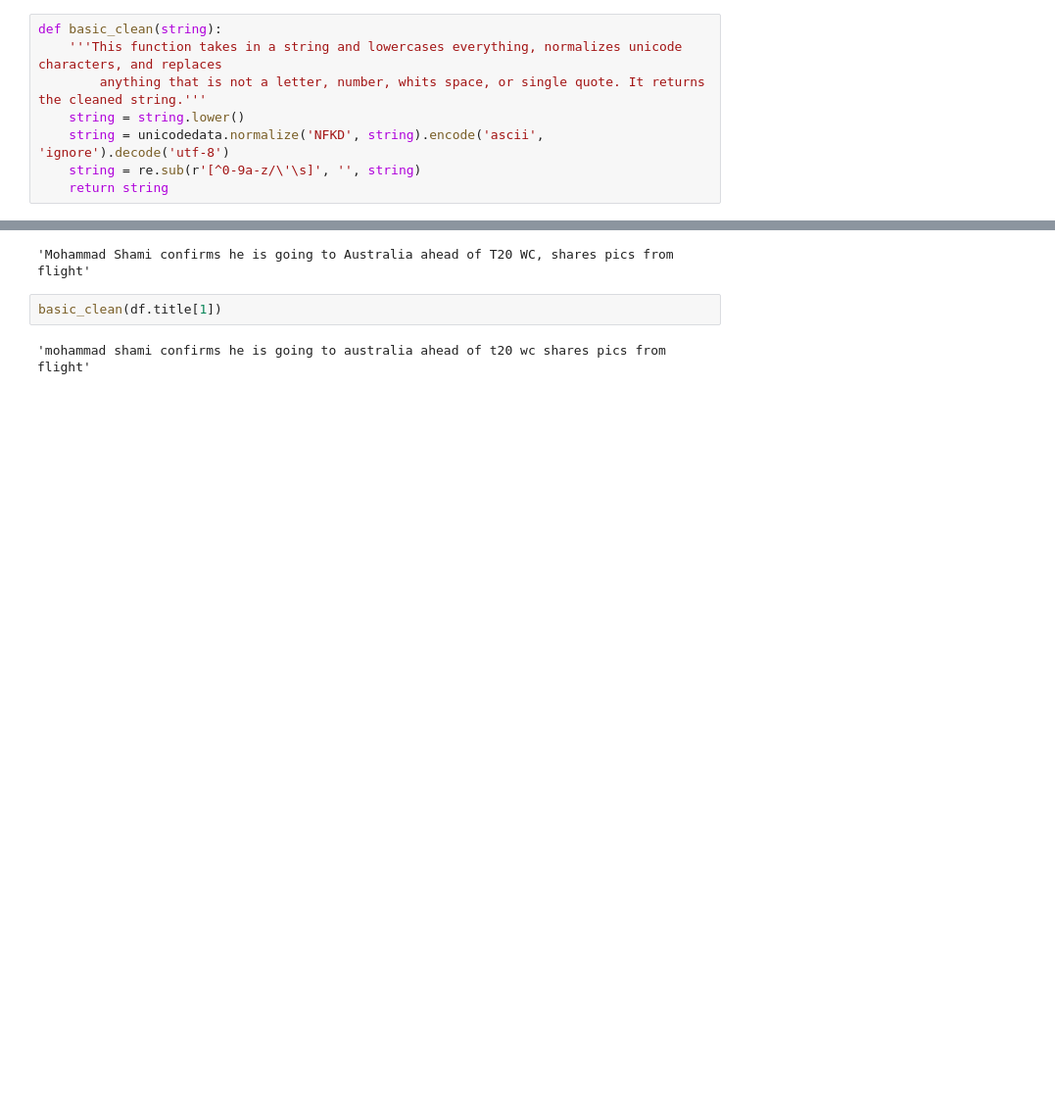
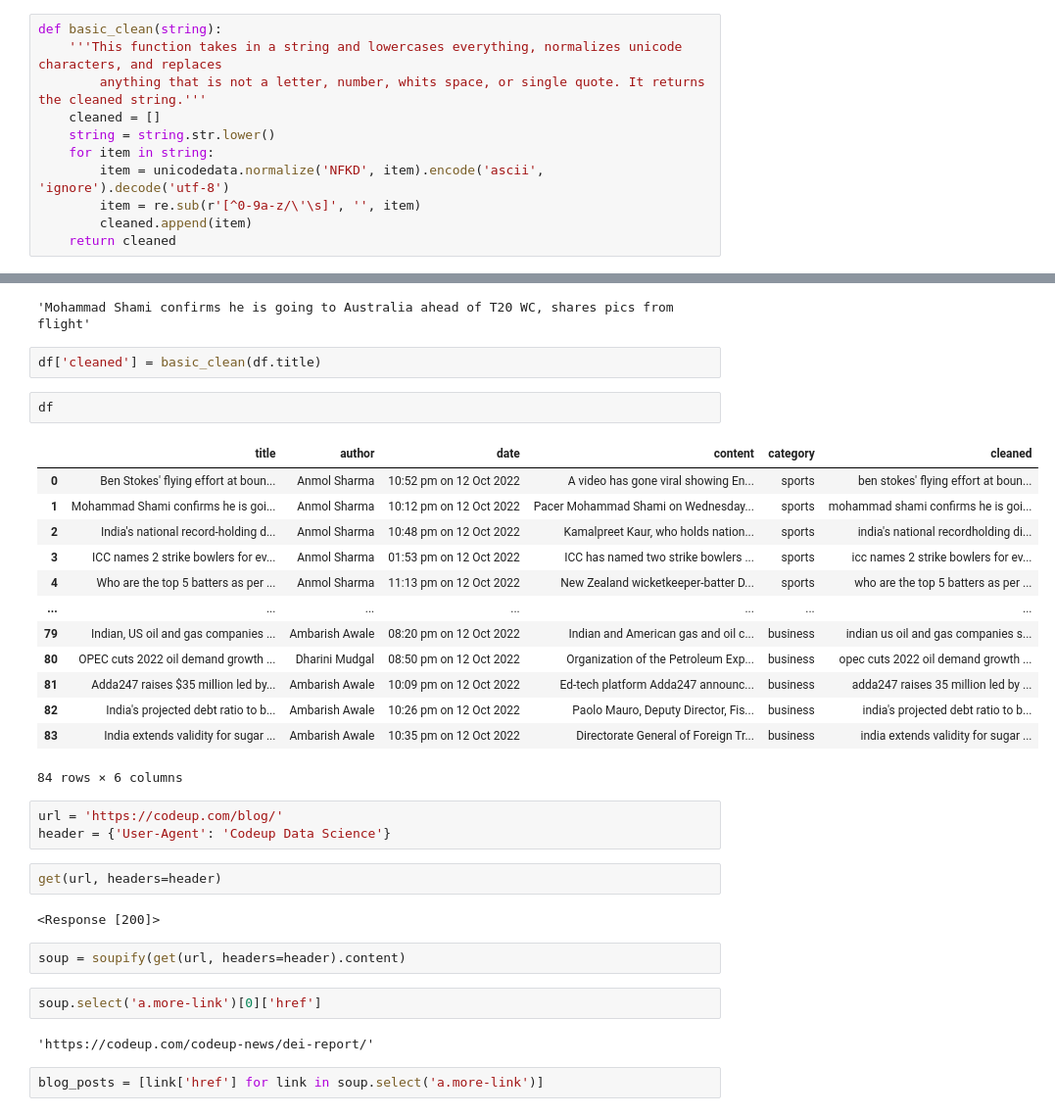
Before and after one commit to dashbringhurst/natural-language-processing-exercises, a Jupyter notebook: prepare.ipynb, the cells around one changed output, grey strips where cells are left out. Shown at 98% size. Saved outputs shown, nothing was run; the diff lists cells and outputs as text; blank space fills up the shorter version.

```diff
--- a/prepare.ipynb
+++ b/prepare.ipynb
@@ -49,10 +51,13 @@ from nltk.corpus import stopwords
 def basic_clean(string):
     '''This function takes in a string and lowercases everything, normalizes unicode characters, and replaces
         anything that is not a letter, number, whits space, or single quote. It returns the cleaned string.'''
-    string = string.lower()
-    string = unicodedata.normalize('NFKD', string).encode('ascii', 'ignore').decode('utf-8')
-    string = re.sub(r'[^0-9a-z/\'\s]', '', string)
-    return string
+    cleaned = []
+    string = string.str.lower()
+    for item in string:
+        item = unicodedata.normalize('NFKD', item).encode('ascii', 'ignore').decode('utf-8')
+        item = re.sub(r'[^0-9a-z/\'\s]', '', item)
+        cleaned.append(item)
+    return cleaned
 # %%
 df = pd.read_csv('news_inshorts.csv', index_col=[0])
 # %%
@@ -61,7 +66,36 @@ df = df.reset_index().drop(columns='index')
 df.title[1]
 # %% [output]
 'Mohammad Shami confirms he is going to Australia ahead of T20 WC, shares pics from flight'
-# %%
-basic_clean(df.title[1])
-# %% [output]
-'mohammad shami confirms he is going to australia ahead of t20 wc shares pics from flight'
+# %%
+df['cleaned'] = basic_clean(df.title)
+# %%
+df
+# %% [output]
+|  | title | author | date | content | category | cleaned |
+| 0 | Ben Stokes' flying effort at boun... | Anmol Sharma | 10:52 pm on 12 Oct 2022 | A video has gone viral showing En... | sports | ben stokes' flying effort at boun... |
+| 1 | Mohammad Shami confirms he is goi... | Anmol Sharma | 10:12 pm on 12 Oct 2022 | Pacer Mohammad Shami on Wednesday... | sports | mohammad shami confirms he is goi... |
+| 2 | India's national record-holding d... | Anmol Sharma | 10:48 pm on 12 Oct 2022 | Kamalpreet Kaur, who holds nation... | sports | india's national recordholding di... |
+| 3 | ICC names 2 strike bowlers for ev... | Anmol Sharma | 01:53 pm on 12 Oct 2022 | ICC has named two strike bowlers ... | sports | icc names 2 strike bowlers for ev... |
+| 4 | Who are the top 5 batters as per ... | Anmol Sharma | 11:13 pm on 12 Oct 2022 | New Zealand wicketkeeper-batter D... | sports | who are the top 5 batters as per ... |
+| ... | ... | ... | ... | ... | ... | ... |
+| 79 | Indian, US oil and gas companies ... | Ambarish Awale | 08:20 pm on 12 Oct 2022 | Indian and American gas and oil c... | business | indian us oil and gas companies s... |
+| 80 | OPEC cuts 2022 oil demand growth ... | Dharini Mudgal | 08:50 pm on 12 Oct 2022 | Organization of the Petroleum Exp... | business | opec cuts 2022 oil demand growth ... |
+| 81 | Adda247 raises $35 million led by... | Ambarish Awale | 10:09 pm on 12 Oct 2022 | Ed-tech platform ﻿Adda247 announc... | business | adda247 raises 35 million led by ... |
+| 82 | India's projected debt ratio to b... | Ambarish Awale | 10:26 pm on 12 Oct 2022 | Paolo Mauro, Deputy Director, Fis... | business | india's projected debt ratio to b... |
+| 83 | India extends validity for sugar ... | Ambarish Awale | 10:35 pm on 12 Oct 2022 | Directorate General of Foreign Tr... | business | india extends validity for sugar ... |
+84 rows × 6 columns
+# %%
+url = 'https://codeup.com/blog/'
+header = {'User-Agent': 'Codeup Data Science'}
+# %%
+get(url, headers=header)
+# %% [output]
+<Response [200]>
+# %%
+soup = soupify(get(url, headers=header).content)
+# %%
+soup.select('a.more-link')[0]['href']
+# %% [output]
+'https://codeup.com/codeup-news/dei-report/'
+# %%
+blog_posts = [link['href'] for link in soup.select('a.more-link')]
```
Also changed, not shown: parts of 47 cells of this notebook.
